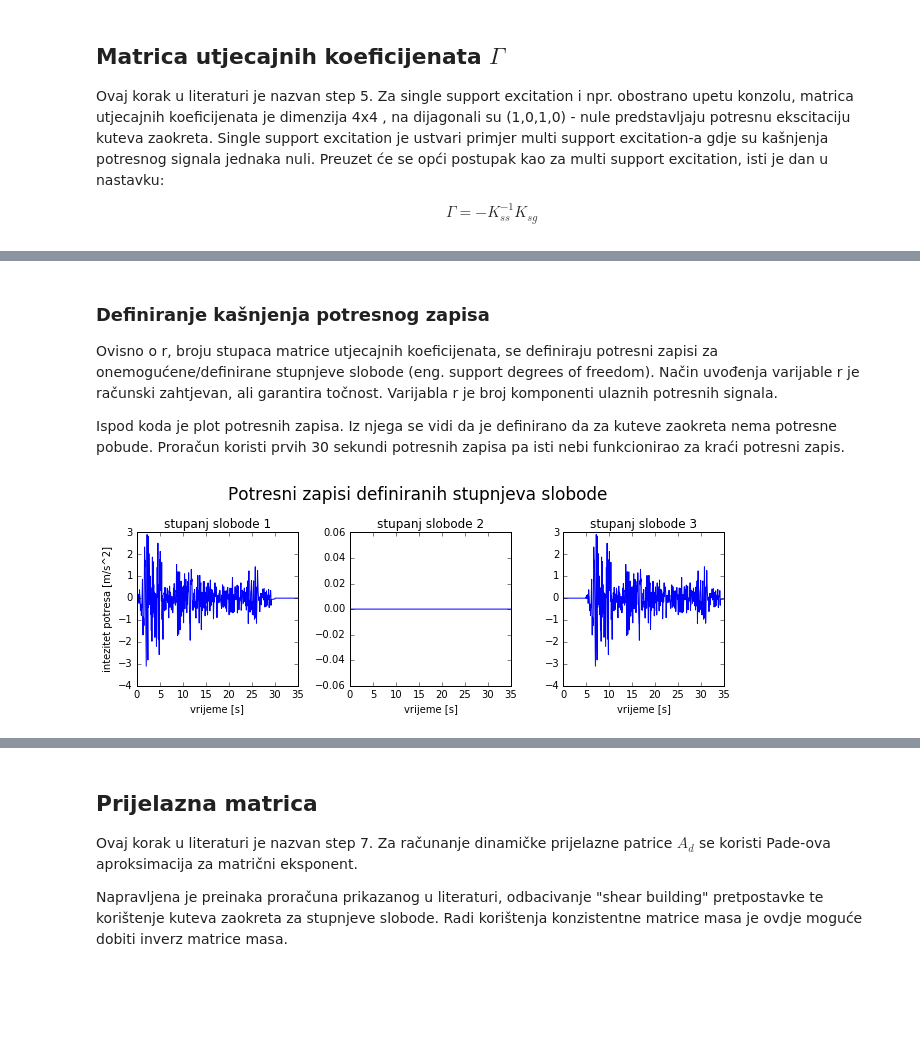
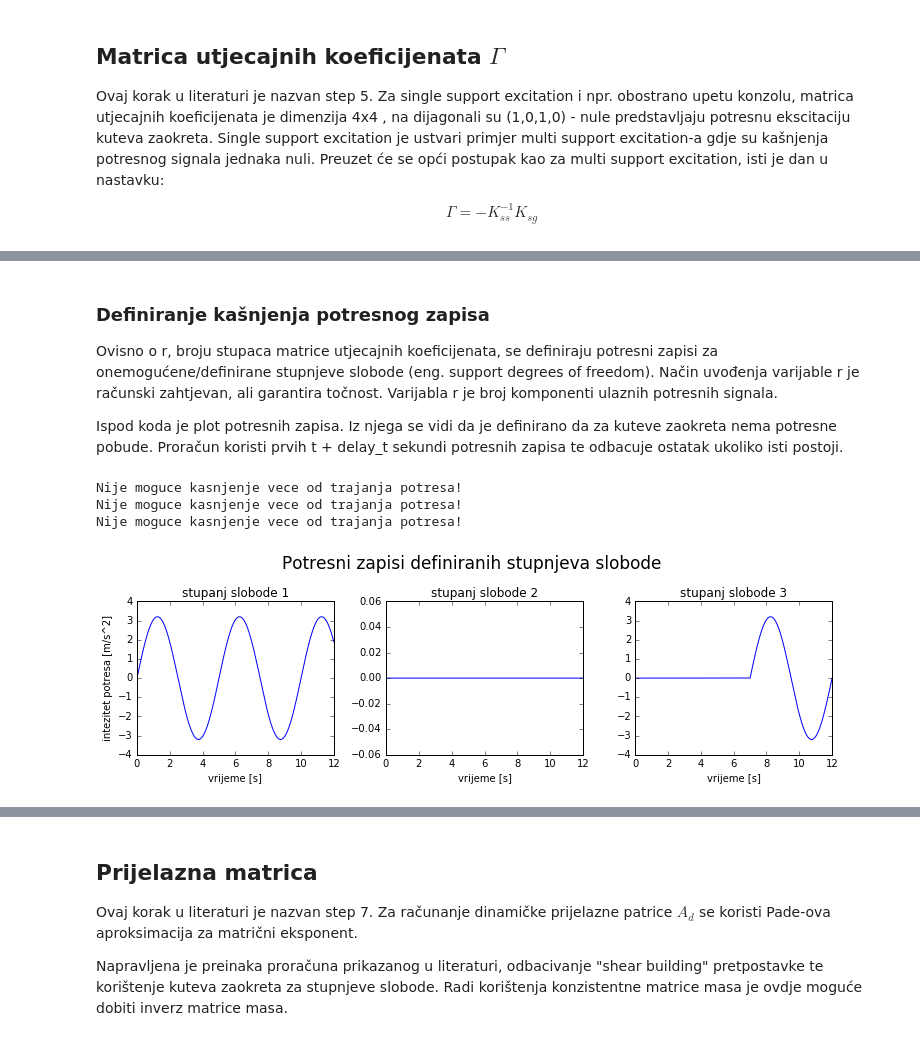
Before and after one commit to Ivan768/MSE-diplomski, a Jupyter notebook: MSE.ipynb, the cells around one changed output, grey strips where cells are left out. Saved outputs shown, nothing was run; the diff lists cells and outputs as text; code cells hidden in the pictures; blank space fills up the shorter version.

```diff
--- a/MSE.ipynb
+++ b/MSE.ipynb
@@ -135,7 +137,12 @@ def M_osn(n):
     pomocna_matrica = np.zeros((2*(n+1), 2*(n+1))) # iniciranje nul - matrice
     for i in range(n):
         pomocna_matrica[2*i:2*i+4, 2*i:2*i+4] += M_1(n)
+    if n%n_primjer == 0:
+        for j in [1,2,3]:
+            pomocna_matrica[j*n//2,j*n//2] += m_uteg
+    #elif n%n_primjer != 0:
+    #    print("NAPOMENA: Ovakvom diskretizacijom je nemoguće rasporediti dodane utege")
     return pomocna_matrica
 
-M_osn(n_primjer)
+print(M_osn(n_primjer*1-1)) # nema dodanih masa
 # %% [output]
@@ -440,10 +576,0 @@ Ovaj korak u literaturi je nazvan step 6. Koristi se stvarni potresni zapis potr
-# %%
-xg = np.fromfile('elcentro.dat', sep=' ')
-xg_vrijeme_osn = xg[::2] # parne vrijednosti elcentro.dat ~~~ npr. 0,2,4,...
-xg_intezitet_osn = xg[1::2] * 9.81 # neparne vrijednosti elcentro.dat ~~~ npr. 1,3,...
-
-fig, axes = plt.subplots()
-axes.plot(xg_vrijeme_osn, xg_intezitet_osn)
-axes.set_xlabel("vrijeme [s]")
-axes.set_ylabel("intezitet potresa [m/s^2]")
-axes.set_title("Potresni zapis Elcentro")
@@ -455,47 +663,56 @@ axes.set_title("Potresni zapis Elcentro")
 
 Ovisno o r, broju stupaca matrice utjecajnih koeficijenata, se definiraju potresni zapisi za onemogućene/definirane stupnjeve slobode (eng. support degrees of freedom). Način uvođenja varijable r je računski zahtjevan, ali garantira točnost. Varijabla r je broj komponenti ulaznih potresnih signala.
 
-Ispod koda je plot potresnih zapisa. Iz njega se vidi da je definirano da za kuteve zaokreta nema potresne pobude. Proračun koristi prvih 30 sekundi potresnih zapisa pa isti nebi funkcionirao za kraći potresni zapis.
+Ispod koda je plot potresnih zapisa. Iz njega se vidi da je definirano da za kuteve zaokreta nema potresne pobude. Proračun koristi prvih t + delay_t sekundi potresnih zapisa te odbacuje ostatak ukoliko isti postoji.
 # %%
-def xg_intezitet(delay_t, r_u_l, r_u_d):
+def xg_vrijeme(delay_t):
+    return np.linspace(0,t+delay_t,(t+delay_t)/delta_t)
+
+def xg_intezitet(delay_t, r_u_l, r_u_d, potres):
     """
     Potresni zapis se generalizira odnosno produžuje i uvodi kašnjenje
     za desni oslonac. Varijabla r predstavlja broj stupaca matrice utjecajnih
     koeficijenata odnosno broj definiranih stupnjeva slobode.
-    Radi potrebe za smanjenjem vremenskog koraka (problem stabilnosti metode)
+    Radi potrebe za smanjenjem vremenskog koraka (20 koraka u najkraćem periodu)
     se koristi funkcija np.interp(). Ona linearno intepolira potresni zapis
     te na taj način uvode vrijednosti varijable zapis za manji vremenski korak.
     """
+    if delay_t > t:
+        print("Nije moguce kasnjenje vece od trajanja potresa!")
+
     r = Gama(n_primjer, r_u_l, r_u_d).shape[1]
-    zapis = np.interp(np.linspace(0,30,int(30/delta_t)),
-                      xg_vrijeme_osn[:int(30/xg_vrijeme_osn[1])],
-                      xg_intezitet_osn[:int(30/xg_vrijeme_osn[1])])
-    xg_intezitet = np.zeros((r, int((30+delay_t)/delta_t))) # iniciranje nul matrice
-    xg_intezitet[0,:int(30/delta_t)]= zapis
+    if "sinus" not in potres or potres != "const":
+        zapis = np.interp(np.linspace(0,t,int((t+delay_t)/delta_t)),
+                          xg_vrijeme_osn(potres, delay_t),
+                          xg_intezitet_osn(potres, delay_t))
+    if "sinus" in potres or potres == "const":
+        zapis = xg_intezitet_osn(potres, delay_t)
+    xg_intezitet = np.zeros((r, int((t+delay_t)/delta_t))) # iniciranje nul matrice
+    xg_intezitet[0,:int((t+delay_t)/delta_t)]= zapis
     if r_u_l == "z":
-        xg_intezitet[1,int(delay_t/delta_t):]= zapis
+        xg_intezitet[1,int(delay_t/delta_t):]= zapis[:int(t/delta_t)]
     elif r_u_d == "s":
         pass
     elif r_u_l == "u":
-        xg_intezitet[2,int(delay_t/delta_t):]= zapis
+        xg_intezitet[2,int(delay_t/delta_t):]= zapis[:int(t/delta_t)]
     return xg_intezitet
 
-def xg_vrijeme(delay_t):
-    return np.array([(0+i*delta_t) for i in range(0, int((30+delay_t)/delta_t))])
-
-def plot_zapisi(delay_t, r_u_l, r_u_d):
+def plot_zapisi(delay_t, r_u_l, r_u_d, potres):
     """Plot potresnih zapisa na definirane stupnjeve slobode. Ulazni podaci osim
     kasnjenja su i rubni uvjeti."""
     r = Gama(n_primjer, r_u_l, r_u_d).shape[1]
-    fig, axes = plt.subplots(1, r, figsize=(3*r, 3))
+    fig, axes = plt.subplots(1, r, figsize=(3.5*r, 3))
     fig.suptitle("Potresni zapisi definiranih stupnjeva slobode", y=1.10, fontsize=17)
     for i in range(r):
-        axes[i].plot(xg_vrijeme(delay_t), xg_intezitet(delay_t, r_u_l, r_u_d)[i,:])
+        axes[i].plot(xg_vrijeme(delay_t), xg_intezitet(delay_t, r_u_l, r_u_d, potres)[i,:])
         axes[i].set_xlabel("vrijeme [s]")
         axes[i].set_ylabel("intezitet potresa [m/s^2]" if i == 0 else "")
         axes[i].set_title("stupanj slobode %s"%(i+1))
     plt.tight_layout()
 
-plot_zapisi(delay_t_primjer, r_u_l_primjer, r_u_d_primjer)
+plot_zapisi(7, r_u_l_primjer, r_u_d_primjer, "3.2 sinus 5.0")
 # %% [output]
+Nije moguce kasnjenje vece od trajanja potresa!
+Nije moguce kasnjenje vece od trajanja potresa!
+Nije moguce kasnjenje vece od trajanja potresa!
-[figure, old version]
+[figure, new version]
```
Also changed, not shown: parts of 60 cells of this notebook.
